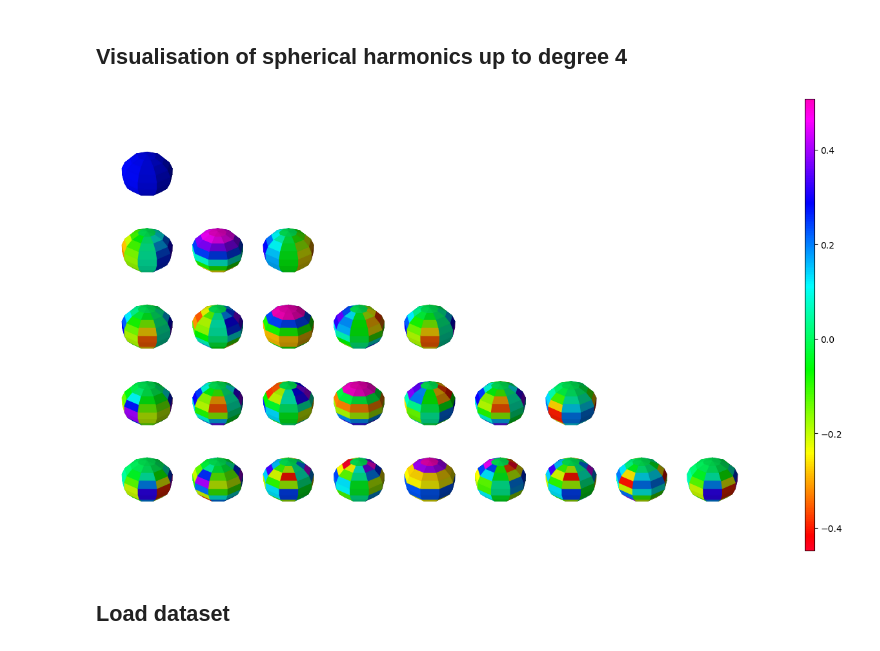
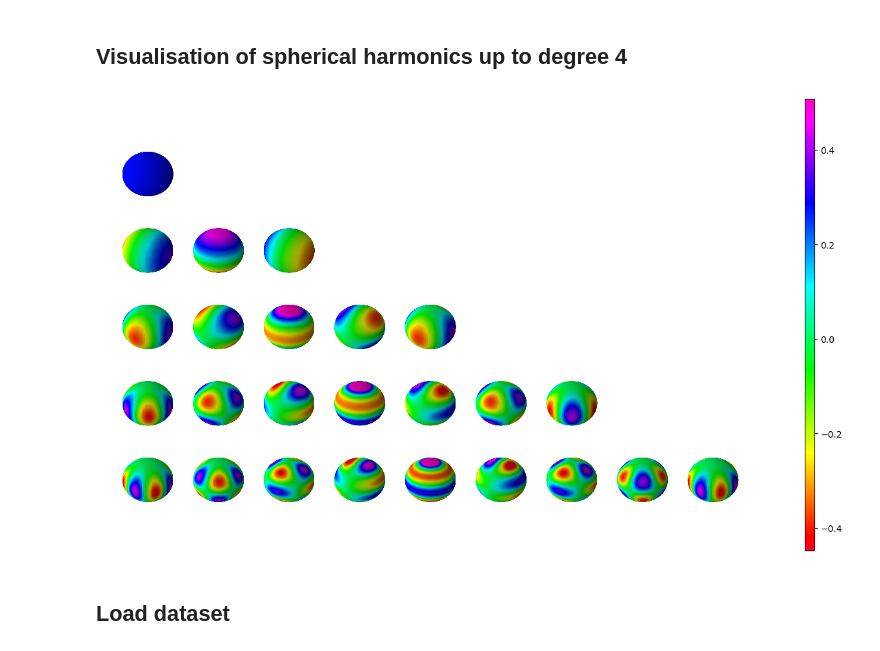
Before and after one commit to AlesRessler/AlesMScProject, a Jupyter notebook: 06 Spherical harmonics visualisation.ipynb, the cells around one changed output. Saved outputs shown, nothing was run; the diff lists cells and outputs as text; code cells hidden in the pictures.

Commit message:
Increased resolution

```diff
--- a/06 Spherical harmonics visualisation.ipynb
+++ b/06 Spherical harmonics visualisation.ipynb
@@ -20,9 +20,9 @@ from sphericalharmonics.spherical_fourier_transform import get_inverse_spherical
 # %% [markdown]
 ## Visualisation of spherical harmonics up to degree 4
 # %%
-plotAllHarmonicsUpToDegree(4, resolution=10)
+plotAllHarmonicsUpToDegree(4, resolution=100)
 # %% [output]
-[figure, old version]
+[figure, new version]
 # %% [markdown]
 ## Load dataset
 # %%
```
